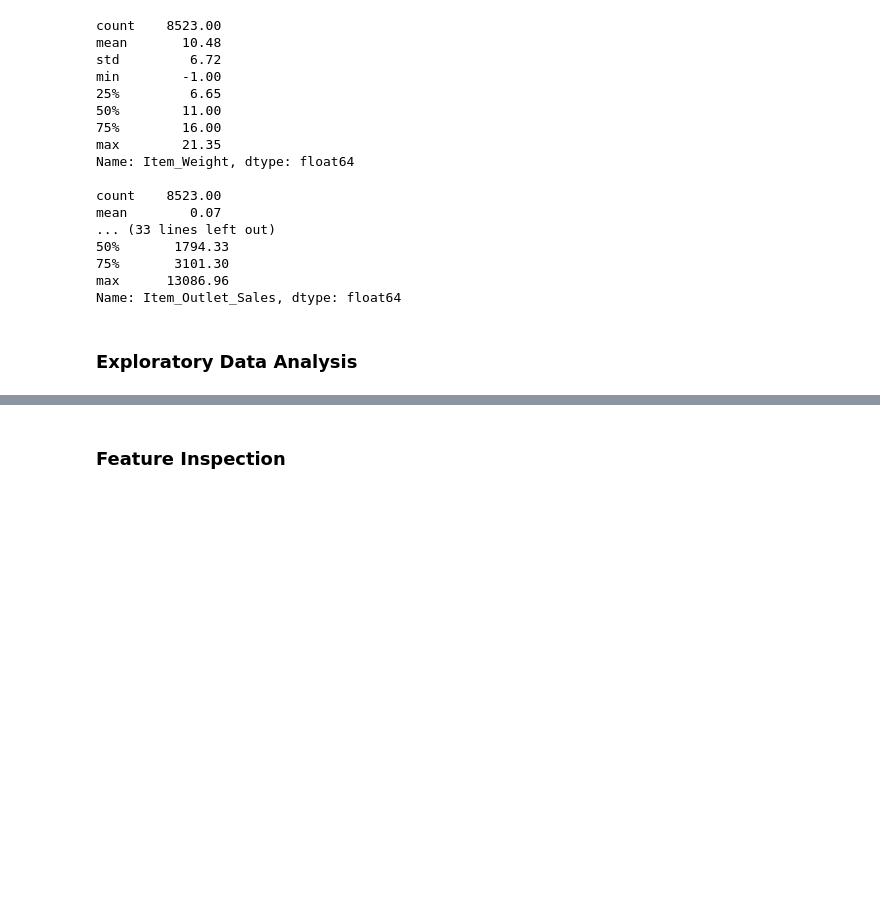
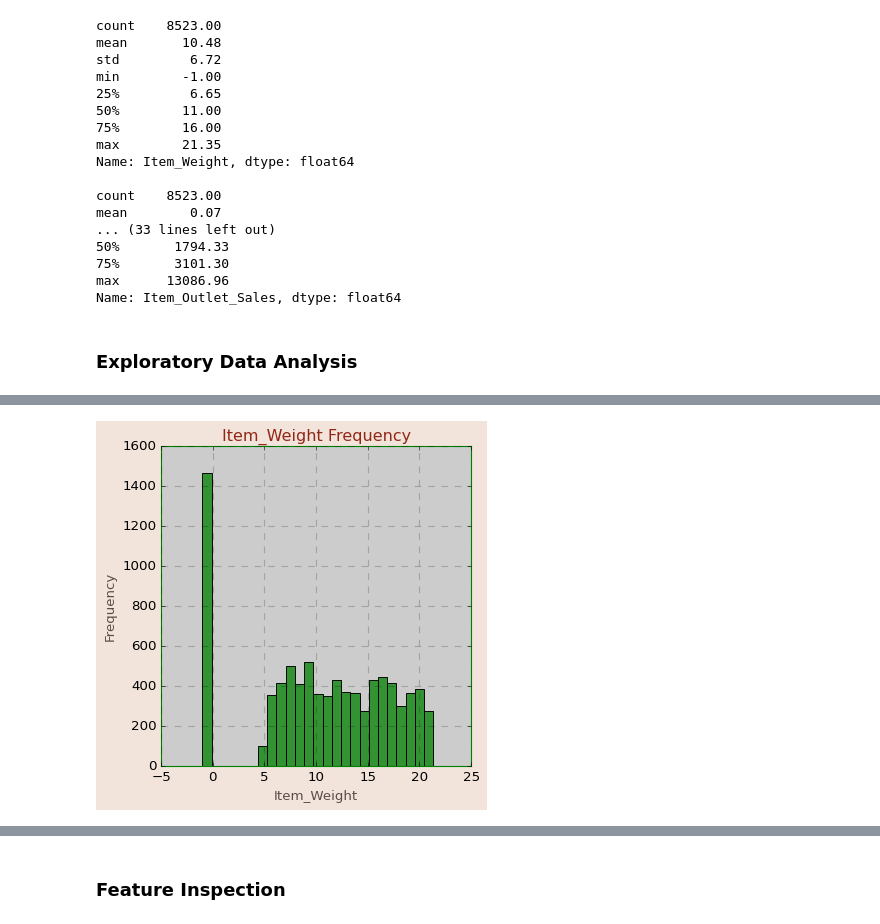
Before and after one commit to YazanMaghary/Prediction-of-Product-Sales, a Jupyter notebook: Prediction_of_Product_Sales.ipynb, the cells around one changed output, grey strips where cells are left out. Saved outputs shown, nothing was run; the diff lists cells and outputs as text; code cells hidden in the pictures; blank space fills up the shorter version.

```diff
--- a/Prediction_of_Product_Sales.ipynb
+++ b/Prediction_of_Product_Sales.ipynb
@@ -205,0 +288,9 @@ Name: Item_Outlet_Sales, dtype: float64
+# %%
+fig ,ax = plt.subplots(figsize=(5,5))
+ax = sns.histplot(data=df , x='Item_Weight'  ,color='g')
+ax.set_ylabel("Frequency")
+ax.set_title("Item_Weight Frequency")
+ax.grid()
+plt.show()
+# %% [output]
+[figure, added]
```
Also changed, not shown: parts of 39 cells of this notebook.
